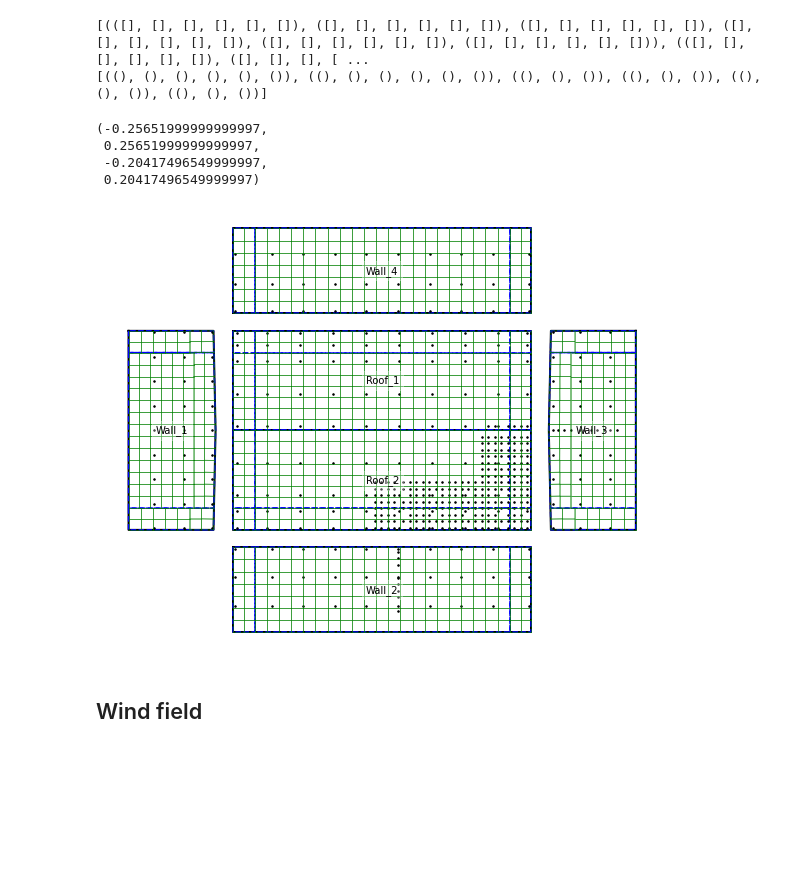
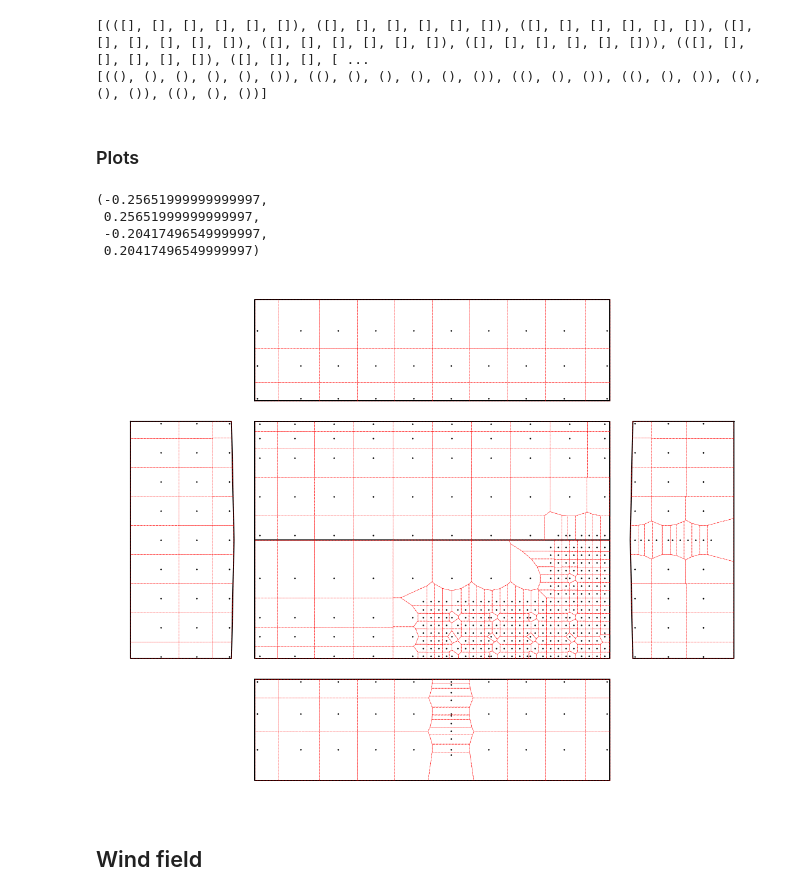
Before and after one commit to Tsinuel/windCalc, a Jupyter notebook: src/lab_windCAD.ipynb, the cells around one changed output. Drawn from its saved outputs; the diff is of its cells as text; code cells hidden in the pictures; blank space fills up the shorter version.

```diff
--- a/src/lab_windCAD.ipynb
+++ b/src/lab_windCAD.ipynb
@@ -31,6 +31,9 @@ H = 0.08
 B = 0.2744
 D = 0.183
 lScl=0.02
+
+badTaps = None
+# badTaps = [1316, 1807, 2609,]
 # %% [markdown]
 ## Building Geometry
 # %%
@@ -162,6 +165,8 @@ for i,f in enumerate(faceID):
                 # nominalPanelAreas=[1.3e-3,],
                 # nominalPanelAreas=[4.8e-4, 7.2e-4, 1e-3],
                 numOfNominalPanelAreas=3,
+                badTaps=badTaps,
+                allBldgTaps=np.array(data.tapNo,dtype=int),
                 )
     # fc.plot(figSize=[20,15], overlayPanels=True, overlayTaps=True, overlayTribs=True, overlayZones=True)
     faces.append(fc)
@@ -228,29 +233,35 @@ bldg = wind.bldgCp(bldgName='TTU_1to50_TNG',
                 faces=faces,
                 H=H,D=D,B=B,roofSlope=1.2,lScl=lScl,
                 caseName='GeomDefinition',
+                badTaps=badTaps,
                 )
 print(bldg.error_in_panels)
 print(bldg.error_in_zones)
 # %% [output]
 [(([], [], [], [], [], []), ([], [], [], [], [], []), ([], [], [], [], [], []), ([], [], [], [], [], []), ([], [], [], [], [], []), ([], [], [], [], [], [])), (([], [], [], [], [], []), ([], [], [], [ ...
 [((), (), (), (), (), ()), ((), (), (), (), (), ()), ((), (), ()), ((), (), ()), ((), (), ()), ((), (), ())]
+# %% [markdown]
+### Plots
 # %%
-fig = plt.figure(figsize=[10,8])
+fig = plt.figure(figsize=[20,16])
 ax = fig.add_subplot()
 
-bldg.plotEdges(ax=ax)
-bldg.plotZones(ax=ax)
+bldg.plotEdges(ax=ax,showName=False)
+# bldg.plotZones(ax=ax)
 bldg.plotTaps(ax=ax)
-bldg.plotPanels(ax=ax,aIdx=2)
+bldg.plotTribs(ax=ax)
+# bldg.plotPanels(ax=ax,aIdx=2)
 
 ax.axis('equal')
 ax.axis('off')
+# if saveFigs:
+#     fig.savefig(figDir+"tapLayout.svg",format='svg',dpi=1200, bbox_inches='tight')
 # %% [output]
 (-0.25651999999999997,
  0.25651999999999997,
  -0.20417496549999997,
  0.20417496549999997)
-[figure, old version]
+[figure, new version]
 # %% [markdown]
 ## Wind field
 # %% [markdown]
```
Also changed, not shown: parts of 16 cells of this notebook, 3 other files.
